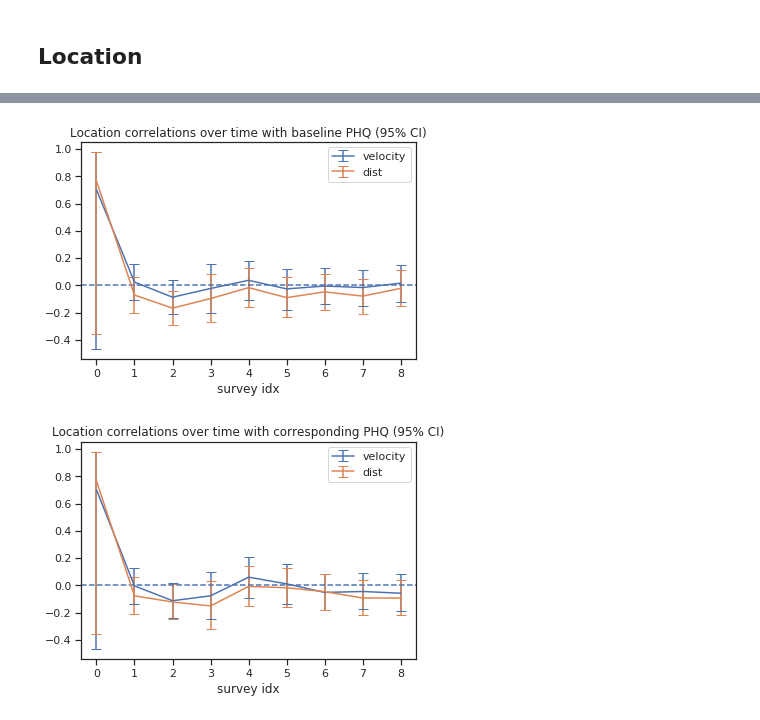
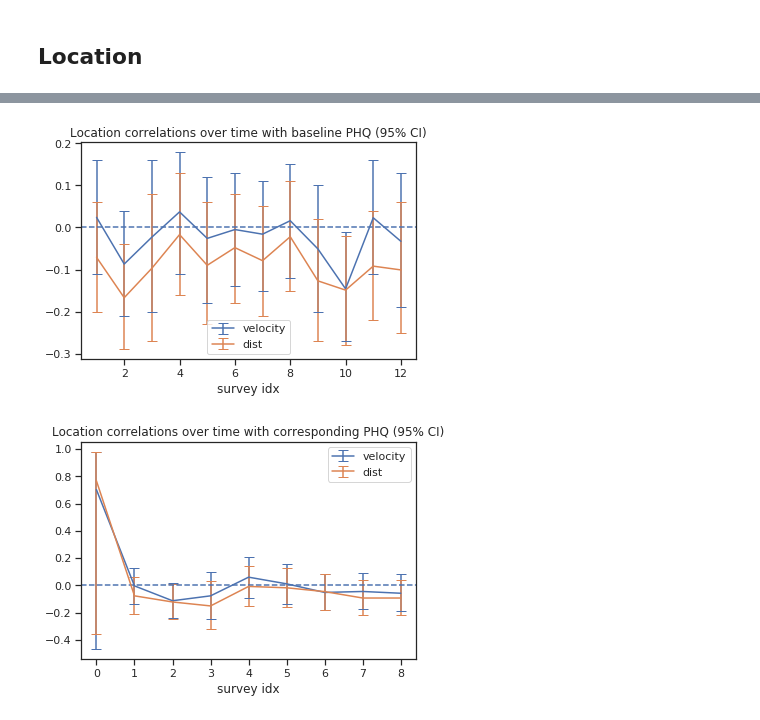
Before and after one commit to tliu526/lifesense, a Jupyter notebook: lifesense_over_time.ipynb, the cells around one changed output, grey strips where cells are left out. Cells and saved outputs as stored; diff of their text form; code cells hidden in the pictures.

```diff
--- a/lifesense_over_time.ipynb
+++ b/lifesense_over_time.ipynb
@@ -476,16 +526,29 @@ To retain the current behavior and silence the warning, pass 'sort=True'.
 all_circ = pd.read_pickle("ls_data/circ_movt.df")
 display(all_circ.head())
 #all_circ = all_circ[(all_circ['date'] < '2019-08-13') & (all_circ['date'] >= '2019-07-20')]
+all_circ['wk_idx'] = 0
 
 wk4_circ = pd.read_pickle("ls_data/wk4/circ_movt.df")
 wk7_circ = pd.read_pickle("ls_data/wk7/circ_movt.df")
 wk10_circ = pd.read_pickle("ls_data/wk10/circ_movt.df")
+wk13_circ = pd.read_pickle("ls_data/wk13/circ_movt.df")
+wk16_circ = pd.read_pickle("ls_data/wk16/circ_movt.df")
+
+circ_dfs = [wk4_circ,
+            wk7_circ,
+            wk10_circ,
+            wk13_circ,
+            wk16_circ]
+
+for idx, df in enumerate(circ_dfs):
+    df['wk_idx'] = idx+1
+    all_circ = all_circ.append(df)
 
 #all_circ = all_circ.append(wk4_circ)
 #all_circ = all_circ.append(wk7_circ)
 #all_circ = all_circ.append(wk10_circ)
 
-display(wk10_circ.head())
+display(all_circ.tail())
 # %% [output]
 |  | pid | circ_movt_tot | circ_movt_wkday | circ_movt_wkend |
 | 0 | 08343773 | 1.309409 | 1.713618 | 2.383230 |
@@ -616,7 +679,7 @@ importlib.reload(pg)
 sensor_cols = sms_cols + cal_cols + fus_cols + fga_cols
 
 pair0_df = pd.DataFrame()
-for idx in range(9):
+for idx in range(13):
     sel_df = corr_seq_df[corr_seq_df['survey_idx'] == idx]
     sel_df = sel_df.dropna(subset=['date'])
     sel_df = sel_df[['0_phq'] + sensor_cols]
@@ -631,7 +694,7 @@ Wall time: 3.93 s
 
 sensor_cols = sms_cols + cal_cols + fga_cols #+ fus_cols
 pair8_df = pd.DataFrame()
-for idx in range(9):
+for idx in range(13):
     sel_df = corr_seq_df[corr_seq_df['survey_idx'] == idx]
     sel_df = sel_df.dropna(subset=['date'])
     sel_df = sel_df[['8_phq'] + sensor_cols]
@@ -647,7 +710,7 @@ Wall time: 3.66 s
 
 sensor_cols = sms_cols + cal_cols + fga_cols + fus_cols
 pair_df = pd.DataFrame()
-for idx in range(9):
+for idx in range(13):
     sel_df = corr_seq_df[corr_seq_df['survey_idx'] == idx]
     sel_df = sel_df.dropna(subset=['date'])
     sel_df = sel_df[['phq_tot'] + sensor_cols]
@@ -724,7 +808,8 @@ plot_over_time(['messaging'], pair0_df, "Messaging app correlations over time wi
 # %%
-plot_over_time(['velocity', 'dist'], pair0_df, "Location correlations over time with baseline PHQ (95% CI)")
+sel = pair0_df[pair0_df['idx'] != 0]
+plot_over_time(['velocity', 'dist'], sel, "Location correlations over time with baseline PHQ (95% CI)")
 # %% [output]
-[figure, old version]
+[figure, new version]
 # %%
 plot_over_time(['velocity', 'dist'], pair_df, "Location correlations over time with corresponding PHQ (95% CI)")
 # %% [output]
```
Also changed, not shown: parts of 40 cells of this notebook, 1 other file.
